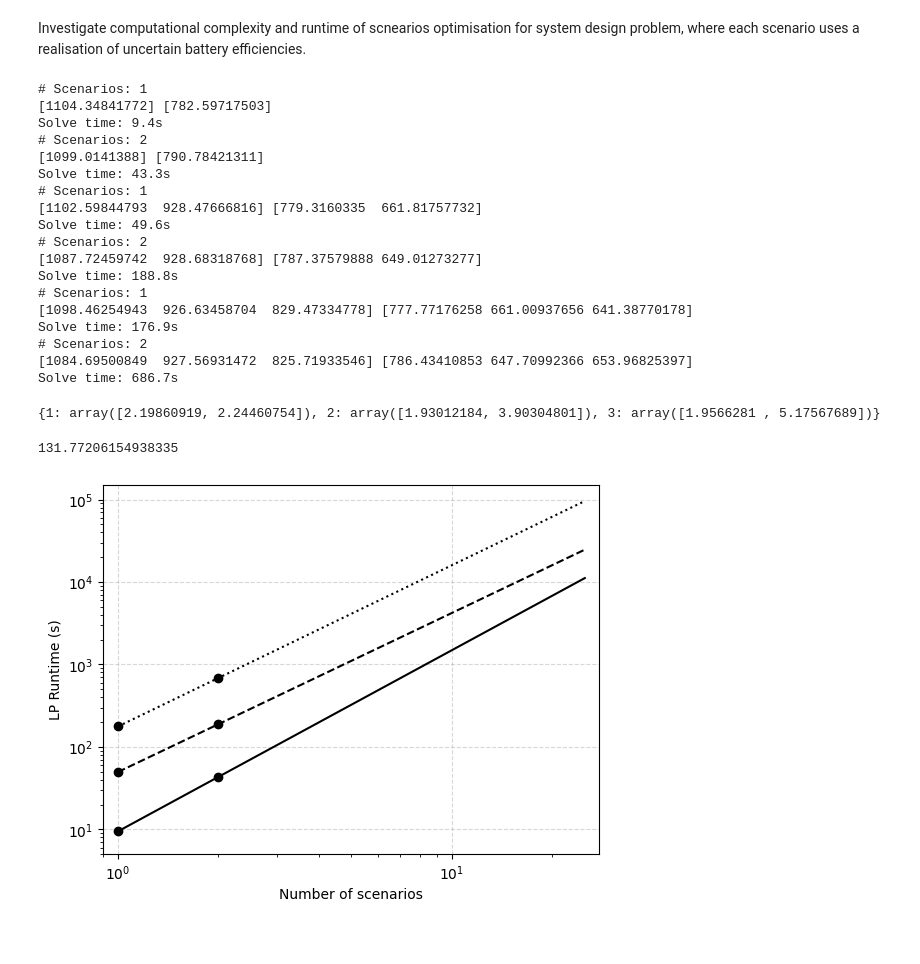
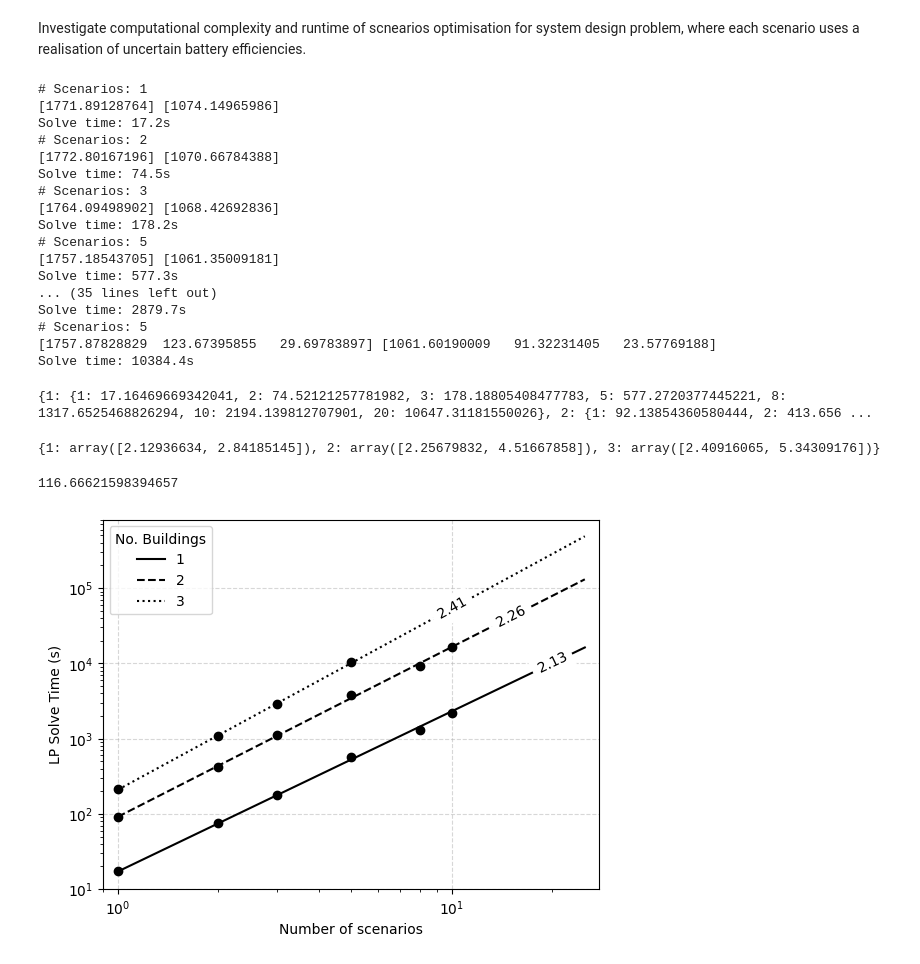
Before and after one commit to mal84emma/VoI-in-CAS, a Jupyter notebook: stoch_LP_comp_cost.ipynb, the cells around one changed output. Saved outputs shown, nothing was run; the diff lists cells and outputs as text; code cells hidden in the pictures.

Commit message:
Upload com time results

```diff
--- a/stoch_LP_comp_cost.ipynb
+++ b/stoch_LP_comp_cost.ipynb
@@ -21,8 +21,8 @@ from schema_builder import build_schema
 from sys_eval import evaluate_system
 # %%
 # set up test parameters
-dataset_dir = os.path.join('A37_analysis_test') # dataset directory
-schema_path = os.path.join('data', dataset_dir, 'schema.json')
+dataset_dir = os.path.join('data','A37_analysis_test') # dataset directory
+schema_path = os.path.join(dataset_dir, 'schema.json')
 opex_factor = 10
 pricing_dict = {'carbon':5e-1,'battery':1e3,'solar':2e3}
 
@@ -40,7 +40,7 @@ eta_samples = np.random.normal(loc=mu,scale=sigma,size=(n_draws,len(ids)))
 eta_samples = np.clip(eta_samples,0,1)
 # %%
 num_scenarios = [1,2,3,5,8,10,20]
-num_buildings = [1,3,5]
+num_buildings = [1,2,3]
 
 buildings_results = {}
 
@@ -51,7 +51,7 @@ for B in num_buildings:
             print(f"# Scenarios: {M}")
 
             base_kwargs = {
-                'output_dir_path': os.path.join('data','A37_example_test'),
+                'output_dir_path': dataset_dir,
                 'building_names': ['UCam_Building_%s'%id for id in ids][:B],
                 'battery_energy_capacities': [annex_defaults["building_attributes"]["battery_energy_capacities (kWh)"][str(id)] for id in ids][:B],
                 'battery_power_capacities': [annex_defaults["building_attributes"]["battery_power_capacities (kW)"][str(id)] for id in ids][:B],
@@ -99,33 +99,36 @@ for B in num_buildings:
     buildings_results[B] = runtimes
 # %% [output]
 # Scenarios: 1
-[1104.34841772] [782.59717503]
-Solve time: 9.4s
+[1771.89128764] [1074.14965986]
+Solve time: 17.2s
 # Scenarios: 2
-[1099.0141388] [790.78421311]
-Solve time: 43.3s
-# Scenarios: 1
-[1102.59844793  928.47666816] [779.3160335  661.81757732]
-Solve time: 49.6s
-# Scenarios: 2
-[1087.72459742  928.68318768] [787.37579888 649.01273277]
-Solve time: 188.8s
-# Scenarios: 1
-[1098.46254943  926.63458704  829.47334778] [777.77176258 661.00937656 641.38770178]
-Solve time: 176.9s
-# Scenarios: 2
-[1084.69500849  927.56931472  825.71933546] [786.43410853 647.70992366 653.96825397]
-Solve time: 686.7s
+[1772.80167196] [1070.66784388]
+Solve time: 74.5s
+# Scenarios: 3
+[1764.09498902] [1068.42692836]
+Solve time: 178.2s
+# Scenarios: 5
+[1757.18543705] [1061.35009181]
+Solve time: 577.3s
+... (35 lines left out)
+Solve time: 2879.7s
+# Scenarios: 5
+[1757.87828829  123.67395855   29.69783897] [1061.60190009   91.32231405   23.57769188]
+Solve time: 10384.4s
+# %%
+print(buildings_results)
+# %% [output]
+{1: {1: 17.16469669342041, 2: 74.52121257781982, 3: 178.18805408477783, 5: 577.2720377445221, 8: 1317.6525468826294, 10: 2194.139812707901, 20: 10647.31181550026}, 2: {1: 92.13854360580444, 2: 413.656 ...
 # %%
 # Fit linear trend to log(runtime)
 trends = {B: np.polyfit(np.log(list(buildings_results[B].keys())),np.log(list(buildings_results[B].values())),deg=1) for B in num_buildings}
 print(trends)
 # %% [output]
-{1: array([2.19860919, 2.24460754]), 2: array([1.93012184, 3.90304801]), 3: array([1.9566281 , 5.17567689])}
+{1: array([2.12936634, 2.84185145]), 2: array([2.25679832, 4.51667858]), 3: array([2.40916065, 5.34309176])}
 # %%
 # Find max allowable samples
 runtime_limit = 60*60*24*5
 scenarios_limit = np.exp((np.log(runtime_limit) - trends[1][1])/trends[1][0])
 print(scenarios_limit)
 # %% [output]
-131.77206154938335
+116.66621598394657
@@ -132,19 +137,24 @@ print(scenarios_limit)
 # %%
 # Plot computational time results
 lss = ['-','--',':']
 max_scenarios = 25
 
+lines=[]
+
+fig,ax = plt.subplots()
 for i,B in enumerate(num_buildings):
-    plt.plot(buildings_results[B].keys(),buildings_results[B].values(),'ok')
-    plt.plot(np.arange(1,max_scenarios+1),np.exp(np.log(np.arange(1,max_scenarios+1))*trends[B][0] + trends[B][1]),c='k',ls=lss[i],label=B)
+    ax.plot(buildings_results[B].keys(),buildings_results[B].values(),'ok')
+    line = ax.plot(np.arange(1,max_scenarios+1),np.exp(np.log(np.arange(1,max_scenarios+1))*trends[B][0] + trends[B][1]),c='k',ls=lss[i],label=f"{round(trends[B][0],2)}")
+    lines.append(line)
 plt.xlabel("Number of scenarios")
 plt.xscale('log')
 plt.ylabel('LP Solve Time (s)')
 plt.yscale('log')
 plt.xlim(0.9,max_scenarios*1.1)
-plt.ylim(5)
+plt.ylim(10)
 plt.grid(True,'major',alpha=0.5,linestyle='--')
-plt.legend()
+labelLines(ax.get_lines(),xvals=[20,15,10], fontsize=10, backgroundcolor='w')
+ax.legend(labels=[item for t in zip(['_nolegend_']*len(num_buildings),num_buildings) for item in t],title="No. Buildings")
 plt.show()
 # %% [output]
-[figure, old version]
+[figure, new version]
```
Also changed, not shown: parts of 1 cell of this notebook, 1 other file.
